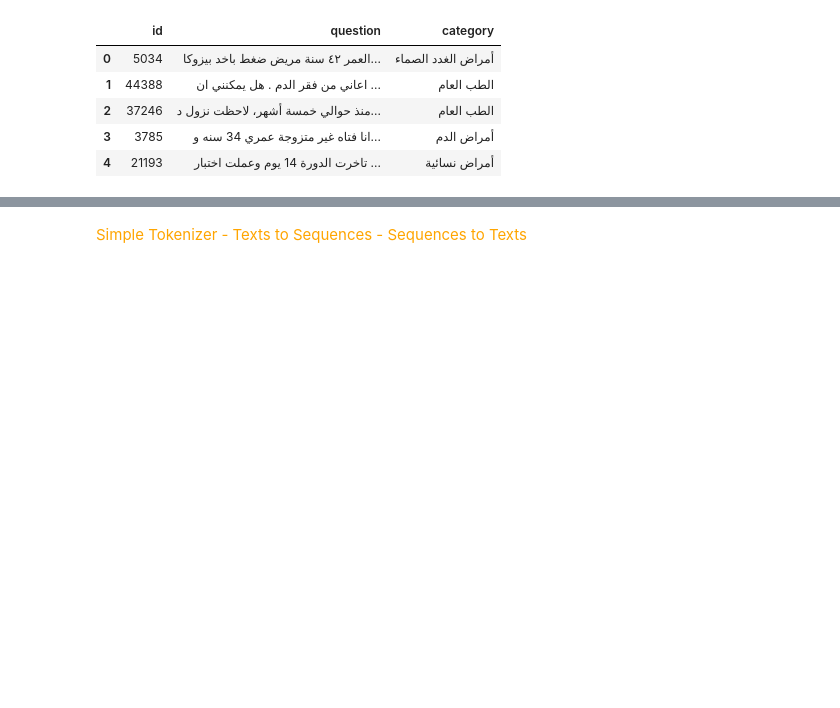
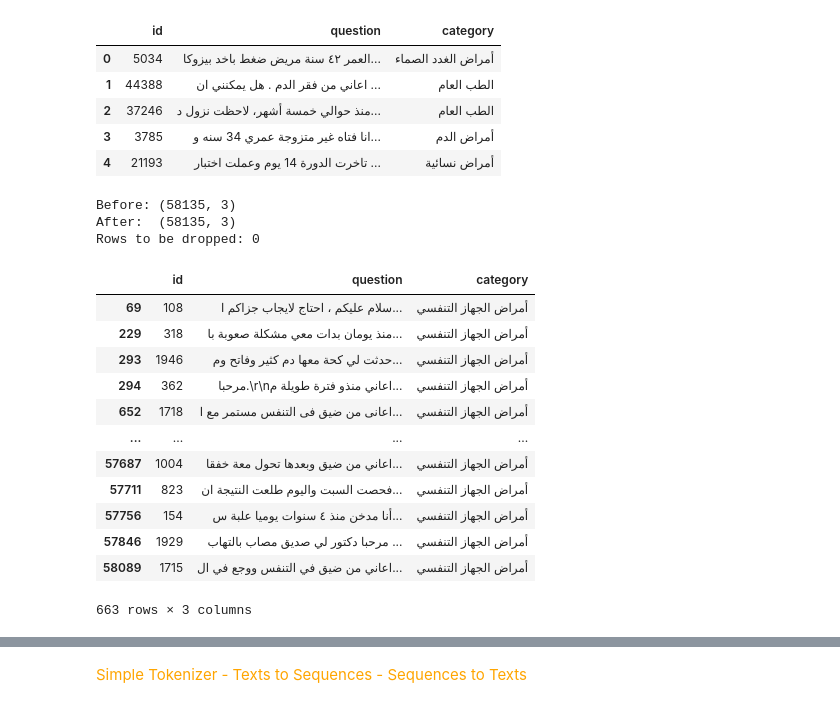
Before and after one commit to MuNoRam/NLP-HomeWork1, a Jupyter notebook: HW-1/Code PlayGround.ipynb, the cells around one changed output, grey strips where cells are left out. Cells and saved outputs as stored; diff of their text form; code cells hidden in the pictures; blank space fills up the shorter version.

```diff
--- a/HW-1/Code PlayGround.ipynb
+++ b/HW-1/Code PlayGround.ipynb
@@ -23,9 +29,9 @@ from matplotlib import pyplot as plt
 # %% [markdown]
 # 1- <font color=orange> Exploratory Data Analysis
 # %%
-train_df = pd.read_csv('HW-1/train.csv')
-test_df = pd.read_csv('HW-1/test.csv')
-validation_df = pd.read_csv('HW-1/validation.csv')
+train_df = pd.read_csv('./train.csv')
+test_df = pd.read_csv('./test.csv')
+validation_df = pd.read_csv('./validation.csv')
 print(train_df.columns)
 print(train_df.shape)
 print(test_df.columns)
@@ -135,3 +141,31 @@ train_df.head(5)
 | 2 | 37246 | منذ حوالي خمسة أشهر، لاحظت نزول د... | الطب العام |
 | 3 | 3785 | انا فتاه غير متزوجة عمري 34 سنه و... | أمراض الدم |
 | 4 | 21193 | تاخرت الدورة 14 يوم وعملت اختبار ... | أمراض نسائية |
+# %%
+# Compare original vs. new (rows, columns)
+print("Before:", train_df.shape)
+print("After: ", train_df.dropna().shape)
+
+# Calculate exact number of rows that will be dropped
+rows_dropped = len(train_df) - len(train_df.dropna())
+print(f"Rows to be dropped: {rows_dropped}")
+# %% [output]
+Before: (58135, 3)
+After:  (58135, 3)
+Rows to be dropped: 0
+# %%
+train_df[train_df['category'] == 'أمراض الجهاز التنفسي'] # تنفسي - دم - أطفال - أسنان
+# %% [output]
+|  | id | question | category |
+| 69 | 108 | سلام عليكم ، احتاج لايجاب جزاكم ا... | أمراض الجهاز التنفسي |
+| 229 | 318 | منذ يومان بدات معي مشكلة صعوبة با... | أمراض الجهاز التنفسي |
+| 293 | 1946 | حدثت لي كحة معها دم كثير وفاتح وم... | أمراض الجهاز التنفسي |
+| 294 | 362 | مرحبا.\r\nاعاني منذو فترة طويلة م... | أمراض الجهاز التنفسي |
+| 652 | 1718 | اعانى من ضيق فى التنفس مستمر مع ا... | أمراض الجهاز التنفسي |
+| ... | ... | ... | ... |
+| 57687 | 1004 | اعاني من ضيق وبعدها تحول معة خفقا... | أمراض الجهاز التنفسي |
+| 57711 | 823 | فحصت السبت واليوم طلعت النتيجة ان... | أمراض الجهاز التنفسي |
+| 57756 | 154 | أنا مدخن منذ ٤ سنوات يوميا علبة س... | أمراض الجهاز التنفسي |
+| 57846 | 1929 | مرحبا دكتور لي صديق مصاب بالتهاب ... | أمراض الجهاز التنفسي |
+| 58089 | 1715 | اعاني من ضيق في التنفس ووجع في ال... | أمراض الجهاز التنفسي |
+663 rows × 3 columns
```
Also changed, not shown: parts of 31 cells of this notebook.
